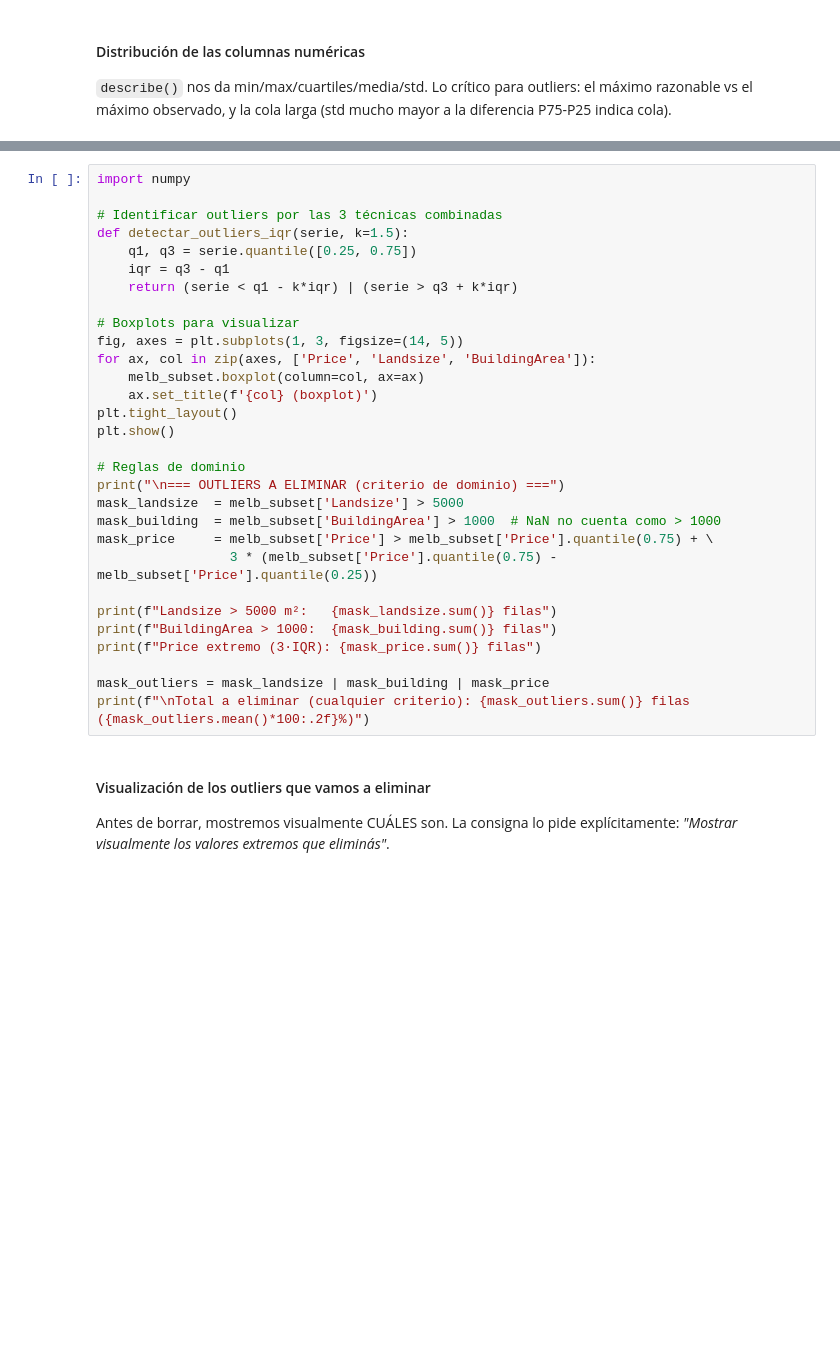
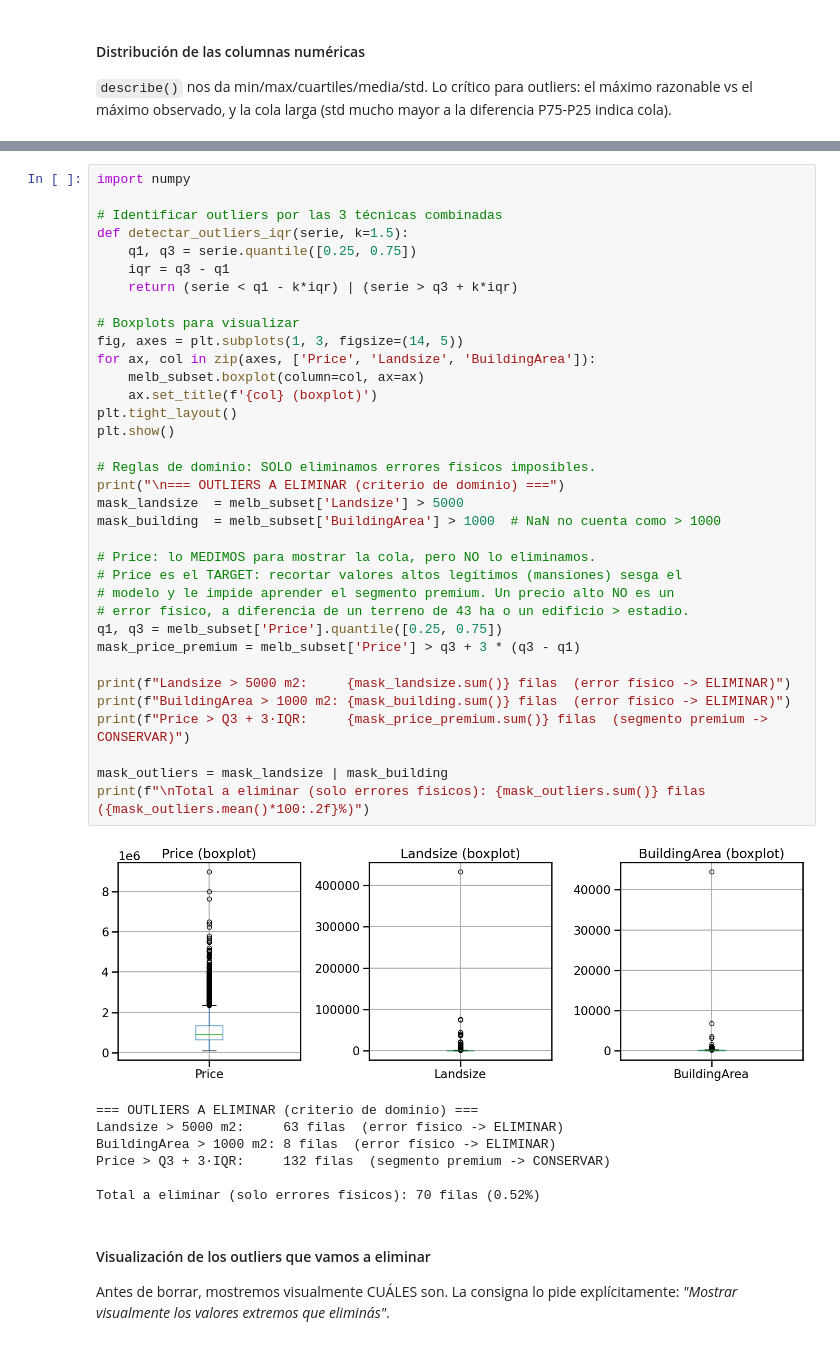
Before and after one commit to JNZader/DiploDatos, a Jupyter notebook: Análisis Exploratorio y Curación de Datos/TP2/Entregable_parte_2_2026_resuelto.ipynb, the cells around one changed output, grey strips where cells are left out. Cells and saved outputs as stored; diff of their text form; blank space fills up the shorter version.

```diff
--- a/Análisis Exploratorio y Curación de Datos/TP2/Entregable_parte_2_2026_resuelto.ipynb
+++ b/Análisis Exploratorio y Curación de Datos/TP2/Entregable_parte_2_2026_resuelto.ipynb
@@ -583,33 +787,46 @@ Combinamos las **3 técnicas** del apunte `07-exploracion-eda.md`:
 # %%
 import numpy
 
 # Identificar outliers por las 3 técnicas combinadas
 def detectar_outliers_iqr(serie, k=1.5):
     q1, q3 = serie.quantile([0.25, 0.75])
     iqr = q3 - q1
     return (serie < q1 - k*iqr) | (serie > q3 + k*iqr)
 
 # Boxplots para visualizar
 fig, axes = plt.subplots(1, 3, figsize=(14, 5))
 for ax, col in zip(axes, ['Price', 'Landsize', 'BuildingArea']):
     melb_subset.boxplot(column=col, ax=ax)
     ax.set_title(f'{col} (boxplot)')
 plt.tight_layout()
 plt.show()
 
-# Reglas de dominio
+# Reglas de dominio: SOLO eliminamos errores físicos imposibles.
 print("\n=== OUTLIERS A ELIMINAR (criterio de dominio) ===")
 mask_landsize  = melb_subset['Landsize'] > 5000
 mask_building  = melb_subset['BuildingArea'] > 1000  # NaN no cuenta como > 1000
-mask_price     = melb_subset['Price'] > melb_subset['Price'].quantile(0.75) + \
-                 3 * (melb_subset['Price'].quantile(0.75) - melb_subset['Price'].quantile(0.25))
 
-print(f"Landsize > 5000 m²:   {mask_landsize.sum()} filas")
-print(f"BuildingArea > 1000:  {mask_building.sum()} filas")
-print(f"Price extremo (3·IQR): {mask_price.sum()} filas")
+# Price: lo MEDIMOS para mostrar la cola, pero NO lo eliminamos.
+# Price es el TARGET: recortar valores altos legítimos (mansiones) sesga el
+# modelo y le impide aprender el segmento premium. Un precio alto NO es un
+# error físico, a diferencia de un terreno de 43 ha o un edificio > estadio.
+q1, q3 = melb_subset['Price'].quantile([0.25, 0.75])
+mask_price_premium = melb_subset['Price'] > q3 + 3 * (q3 - q1)
 
-mask_outliers = mask_landsize | mask_building | mask_price
-print(f"\nTotal a eliminar (cualquier criterio): {mask_outliers.sum()} filas ({mask_outliers.mean()*100:.2f}%)")
+print(f"Landsize > 5000 m2:     {mask_landsize.sum()} filas  (error físico -> ELIMINAR)")
+print(f"BuildingArea > 1000 m2: {mask_building.sum()} filas  (error físico -> ELIMINAR)")
+print(f"Price > Q3 + 3·IQR:     {mask_price_premium.sum()} filas  (segmento premium -> CONSERVAR)")
+
+mask_outliers = mask_landsize | mask_building
+print(f"\nTotal a eliminar (solo errores físicos): {mask_outliers.sum()} filas ({mask_outliers.mean()*100:.2f}%)")
+# %% [output]
+[figure, added]
+=== OUTLIERS A ELIMINAR (criterio de dominio) ===
+Landsize > 5000 m2:     63 filas  (error físico -> ELIMINAR)
+BuildingArea > 1000 m2: 8 filas  (error físico -> ELIMINAR)
+Price > Q3 + 3·IQR:     132 filas  (segmento premium -> CONSERVAR)
+
+Total a eliminar (solo errores físicos): 70 filas (0.52%)
 # %% [markdown]
 #### Visualización de los outliers que vamos a eliminar
 
```
Also changed, not shown: parts of 27 cells of this notebook, 3 other files.
